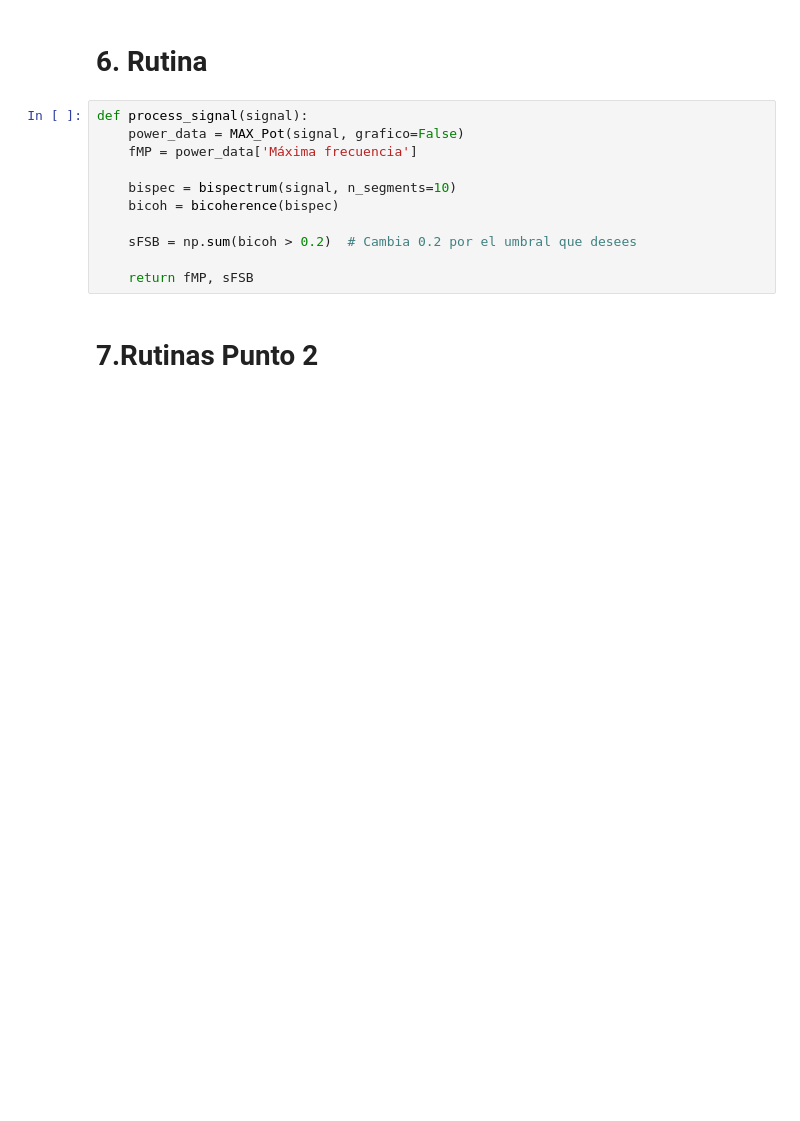
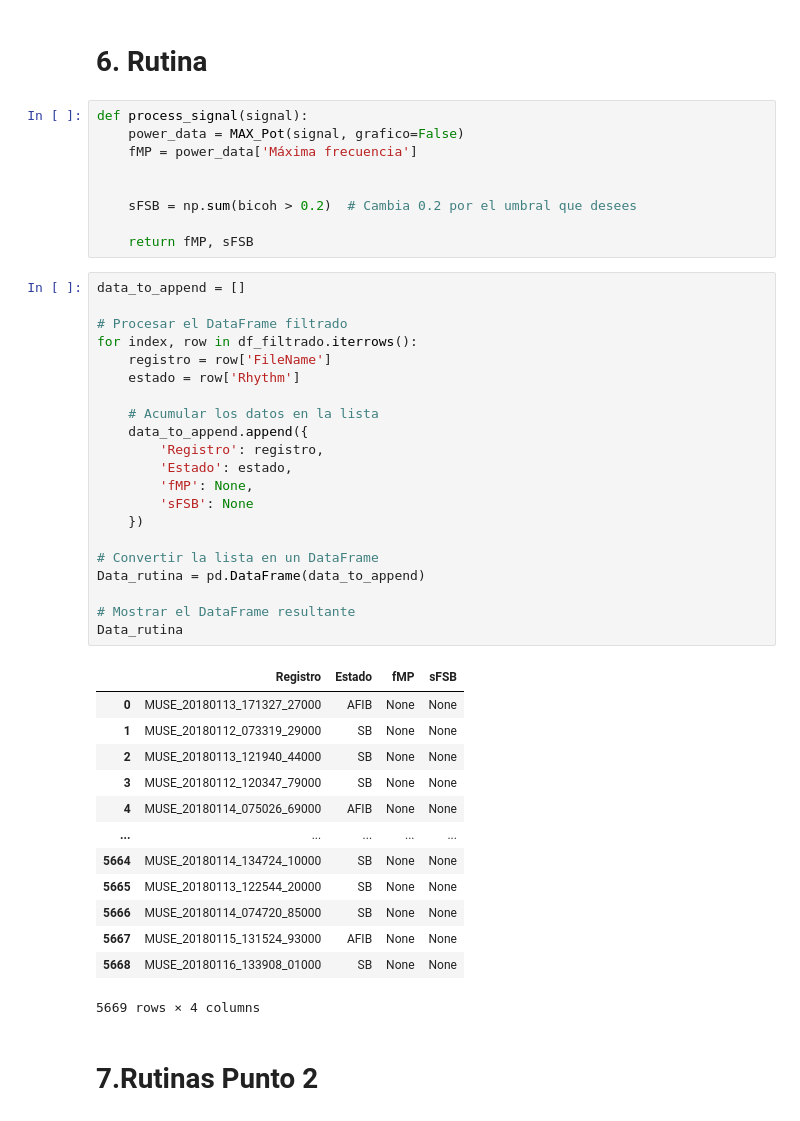
Before and after one commit to juandayo001/Biose-ales_20242, a Jupyter notebook: proyecto2biosenales.ipynb, the cells around one changed output. Drawn from its saved outputs; the diff is of its cells as text; blank space fills up the shorter version.

```diff
--- a/proyecto2biosenales.ipynb
+++ b/proyecto2biosenales.ipynb
@@ -318,11 +312,44 @@ def process_signal(signal):
     power_data = MAX_Pot(signal, grafico=False)
     fMP = power_data['Máxima frecuencia']
 
-    bispec = bispectrum(signal, n_segments=10)
-    bicoh = bicoherence(bispec)
 
     sFSB = np.sum(bicoh > 0.2)  # Cambia 0.2 por el umbral que desees
 
     return fMP, sFSB
+# %%
+data_to_append = []
+
+# Procesar el DataFrame filtrado
+for index, row in df_filtrado.iterrows():
+    registro = row['FileName']
+    estado = row['Rhythm']
+
+    # Acumular los datos en la lista
+    data_to_append.append({
+        'Registro': registro,
+        'Estado': estado,
+        'fMP': None,
+        'sFSB': None
+    })
+
+# Convertir la lista en un DataFrame
+Data_rutina = pd.DataFrame(data_to_append)
+
+# Mostrar el DataFrame resultante
+Data_rutina
+# %% [output]
+|  | Registro | Estado | fMP | sFSB |
+| 0 | MUSE_20180113_171327_27000 | AFIB | None | None |
+| 1 | MUSE_20180112_073319_29000 | SB | None | None |
+| 2 | MUSE_20180113_121940_44000 | SB | None | None |
+| 3 | MUSE_20180112_120347_79000 | SB | None | None |
+| 4 | MUSE_20180114_075026_69000 | AFIB | None | None |
+| ... | ... | ... | ... | ... |
+| 5664 | MUSE_20180114_134724_10000 | SB | None | None |
+| 5665 | MUSE_20180113_122544_20000 | SB | None | None |
+| 5666 | MUSE_20180114_074720_85000 | SB | None | None |
+| 5667 | MUSE_20180115_131524_93000 | AFIB | None | None |
+| 5668 | MUSE_20180116_133908_01000 | SB | None | None |
+5669 rows × 4 columns
 # %% [markdown]
 # 7.Rutinas Punto 2
```
Also changed, not shown: parts of 5 cells of this notebook.
